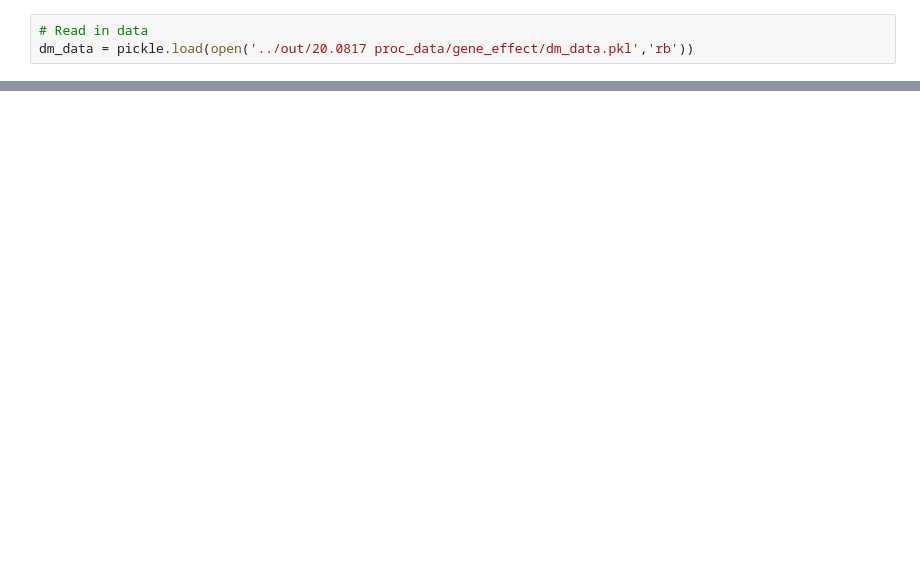
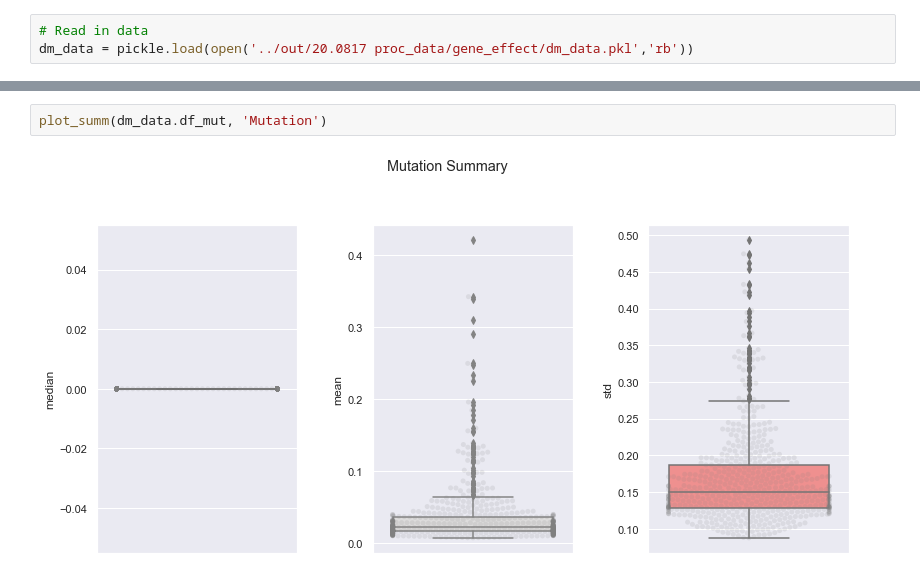
Before and after one commit to pritchardlabatpsu/cga_app, a Jupyter notebook: notebooks/R7-summary_stats-YR.ipynb, the cells around one changed output, grey strips where cells are left out. Drawn from its saved outputs; the diff is of its cells as text; blank space fills up the shorter version.

```diff
--- a/notebooks/R7-summary_stats-YR.ipynb
+++ b/notebooks/R7-summary_stats-YR.ipynb
@@ -30,0 +46,4 @@ dm_data.df_crispr.apply(pd.DataFrame.describe, axis=1)
+# %%
+plot_summ(dm_data.df_mut, 'Mutation')
+# %% [output]
+[figure, added]
```
Also changed, not shown: parts of 7 cells of this notebook.
